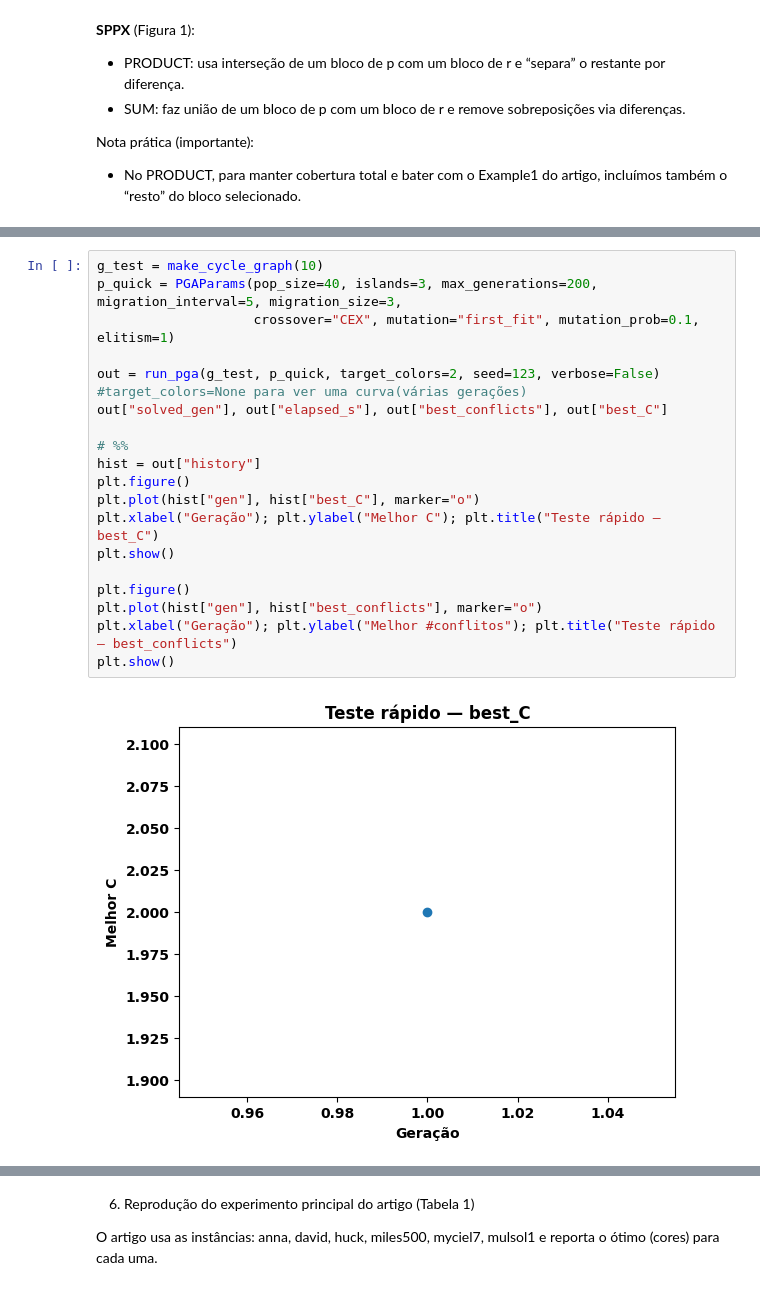
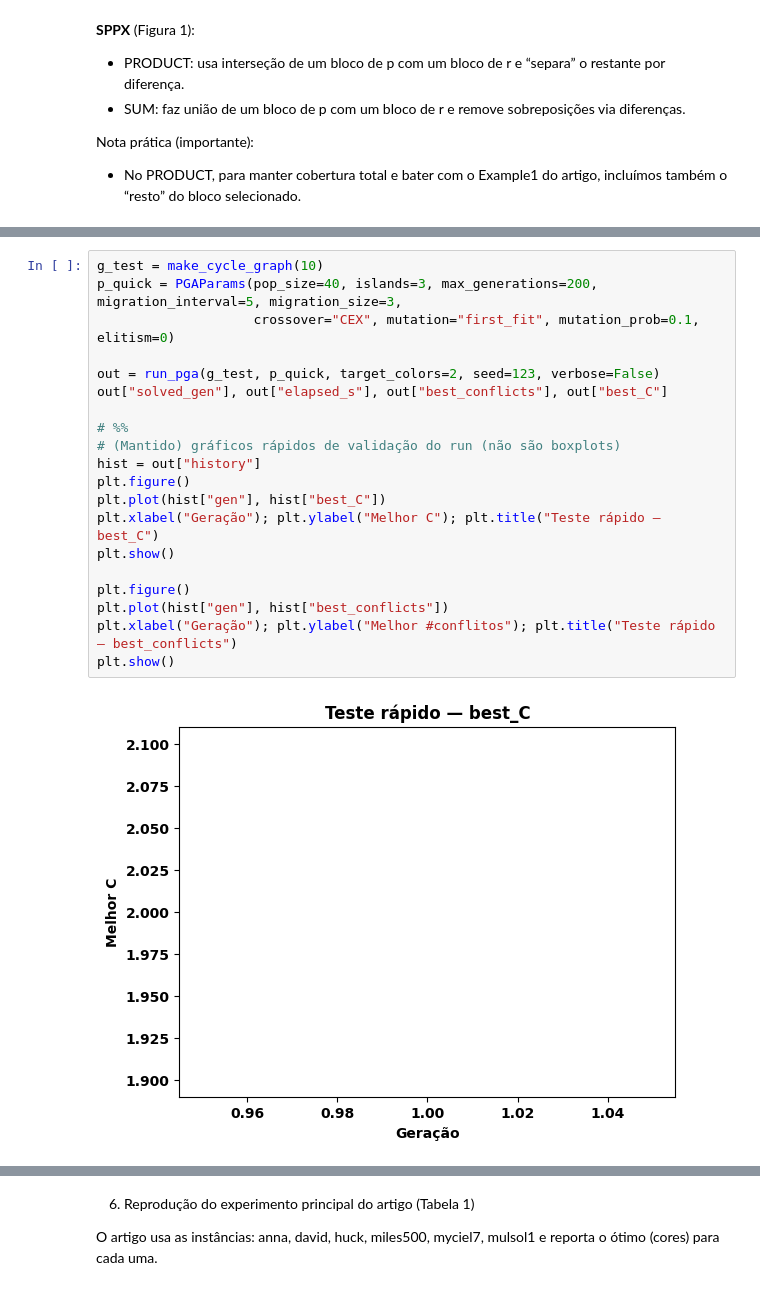
Before and after one commit to marcella314/aplicacao-algoritmosGeneticos-inteligenciaComp_2025-2, a Jupyter notebook: Trabalho2_PGA_GCP_notebook.ipynb, the cells around one changed output, grey strips where cells are left out. Drawn from its saved outputs; the diff is of its cells as text.

```diff
--- a/Trabalho2_PGA_GCP_notebook.ipynb
+++ b/Trabalho2_PGA_GCP_notebook.ipynb
@@ -609,21 +821,22 @@ Ciclo de 10 vértices tem número cromático 2.
 # %%
 g_test = make_cycle_graph(10)
 p_quick = PGAParams(pop_size=40, islands=3, max_generations=200, migration_interval=5, migration_size=3,
-                    crossover="CEX", mutation="first_fit", mutation_prob=0.1, elitism=1)
+                    crossover="CEX", mutation="first_fit", mutation_prob=0.1, elitism=0)
 
-out = run_pga(g_test, p_quick, target_colors=2, seed=123, verbose=False) #target_colors=None para ver uma curva(várias gerações)
+out = run_pga(g_test, p_quick, target_colors=2, seed=123, verbose=False)
 out["solved_gen"], out["elapsed_s"], out["best_conflicts"], out["best_C"]
 
 # %%
+# (Mantido) gráficos rápidos de validação do run (não são boxplots)
 hist = out["history"]
 plt.figure()
-plt.plot(hist["gen"], hist["best_C"], marker="o")
+plt.plot(hist["gen"], hist["best_C"])
 plt.xlabel("Geração"); plt.ylabel("Melhor C"); plt.title("Teste rápido — best_C")
 plt.show()
 
 plt.figure()
-plt.plot(hist["gen"], hist["best_conflicts"], marker="o")
+plt.plot(hist["gen"], hist["best_conflicts"])
 plt.xlabel("Geração"); plt.ylabel("Melhor #conflitos"); plt.title("Teste rápido — best_conflicts")
 plt.show()
 # %% [output]
-[figure, old version]
+[figure, new version]
```
Also changed, not shown: parts of 14 cells of this notebook.
